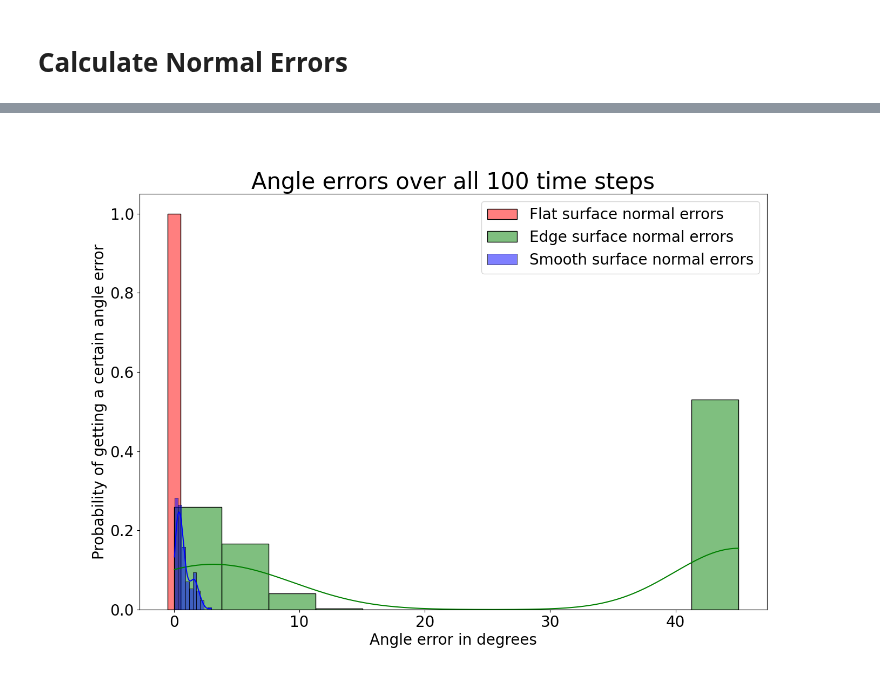
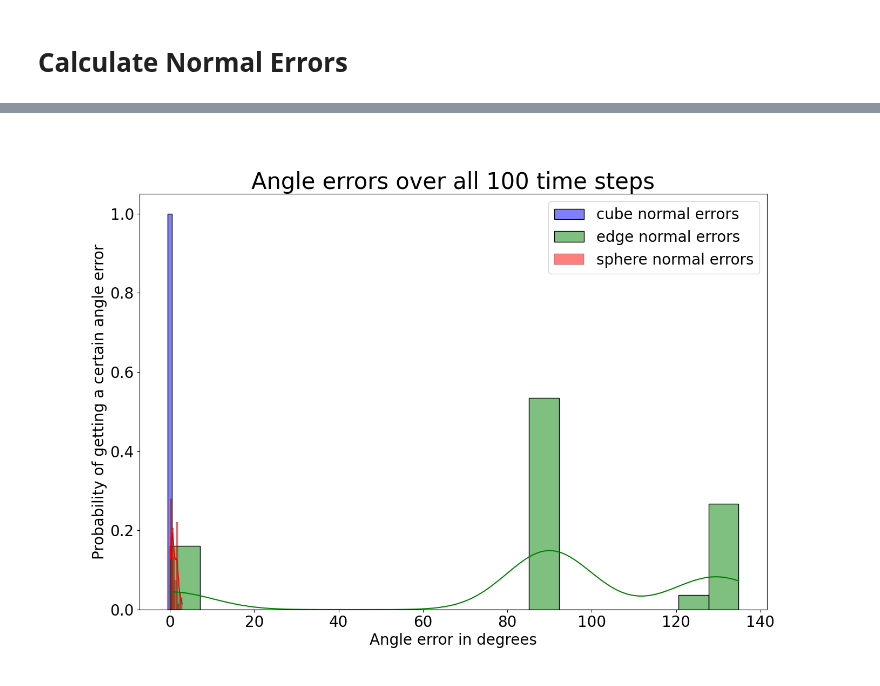
Before and after one commit to vmstavens/in-hand-pose-estimation, a Jupyter notebook: sr_tactile_perception/scripts/stats.ipynb, the cells around one changed output, grey strips where cells are left out. Cells and saved outputs as stored; diff of their text form; code cells hidden in the pictures.

```diff
--- a/sr_tactile_perception/scripts/stats.ipynb
+++ b/sr_tactile_perception/scripts/stats.ipynb
@@ -32,4 +32,10 @@ file_paths = FILE_PATHS_DATA
 dhs: List[DataHandler] = []
 
 for fp in file_paths:
+	print(file_paths)
+	if len(fp) == 0:
+		continue
 	dhs.append(DataHandler(fp))
+
+if all([fp == "" for fp in file_paths]):
+	raise ValueError("Yo I got no paths")
@@ -154,23 +165,31 @@ def get_normals(dh: DataHandler) -> List[Vector3]:
 			all_normals.extend(f.normals_vec)
 	return all_normals
 
-def get_angle_errors(all_normals: List[Vector3], ref: Union[Tuple[Vector3, Vector3, Vector3],Vector3], dh: DataHandler = dhs[2]) -> List[float]:
+def get_angle_errors(all_normals: List[Vector3], ref: Union[Tuple[Vector3, Vector3, Vector3],Vector3], dh: DataHandler) -> List[float]:
+	# print(dh.experiment_config.prop_name)
 
-	print(dh.experiment_config.prop)
-	if dh.experiment_config.prop == "cube":
+	if dh.experiment_config.prop_name == "cube":
 		return [ref.angle(n) for n in all_normals]
-	elif dh.experiment_config.prop == "edge":
+
+	elif dh.experiment_config.prop_name == "edge":
+		i = 0
 		for n in all_normals:
-			print([ref[0].angle(n), ref[1].angle(n), ref[2].angle(n)])
+			if abs(n.angle(Vector3(1.0,1.0,1.0))) > 45:
+				i += 1
+				print(i)
+			if min([ref[0].angle(n), ref[1].angle(n), ref[2].angle(n)]) > 20:
+				print(f"{ref[0]=}, {ref[1]=}, {ref[2]=}, {n=}", [ref[0].angle(n), ref[1].angle(n), ref[2].angle(n)])
 		return [min([ref[0].angle(n), ref[1].angle(n), ref[2].angle(n)]) for n in all_normals]
-	elif dh.experiment_config.prop == "sphere":
+
+	elif dh.experiment_config.prop_name == "sphere":
 		all_sphere_normals_errors: List[float] = []
 		for t in range(dhs[2].experiment_config.num_of_dp):
 			sphere_ts: DataHandler.TimeState = dhs[2].time_states[t]
 			for f in sphere_ts.fingers:
 				for i, cp in enumerate(f.contact_points_vec):
-					ref: Vector3 = cp.sub(SPHERE_CENTER)
-					n: Vector3 = f.normals_vec[i].mul(-1.0)
+					ref: Vector3 = cp.sub(SPHERE_CENTER).mul(-1.0)
+					n: Vector3 = f.normals_vec[i]
+					# n: Vector3 = f.normals_vec[i].mul(-1.0)
 					e = ref.angle(n)
 					all_sphere_normals_errors.append(e)
 		return all_sphere_normals_errors
@@ -178,31 +197,47 @@ def get_angle_errors(all_normals: List[Vector3], ref: Union[Tuple[Vector3, Vecto
 		print("[ERROR] get_normals did not get a valid prop name, valid prop names include: cube, edge and sphere.")
 		return []
 
-all_flat_normals: List[Vector3] = get_normals(dhs[0])
-all_edge_normals: List[Vector3] = get_normals(dhs[1])
-all_sphere_normals: List[Vector3] = get_normals(dhs[2])
+def plot_errors(dh: DataHandler, ax):
 
-all_flat_normals_errors = get_angle_errors(all_flat_normals,FLAT_REF_VEC, dhs[0])
-all_edge_normals_errors = get_angle_errors(all_edge_normals,EDGE_REF_VEC, dhs[1])
-all_sphere_normals_errors = get_angle_errors(all_flat_normals,SPHERE_CENTER,dhs[2])
+	plt.title(f"Angle errors over all {dh.experiment_config.num_of_dp} time steps", fontsize=30)
+
+	prop_name = dh.experiment_config.prop_name
+	color = 0
+	normals = get_normals(dh)
+	ref = Vector3(1.0, 1.0, 1.0)
+	errors = []
+	if prop_name == "cube":
+		ref = FLAT_REF_VEC
+		errors = get_angle_errors(normals, ref, dh)
+	elif prop_name == "edge":
+		ref = EDGE_REF_VEC
+		errors = get_angle_errors(normals, ref, dh)
+		color = 1
+	elif prop_name == "sphere":
+		ref = SPHERE_REF_VEC
+		errors = get_angle_errors(normals, ref, dh)
+		color = 2
+	else:
+		return
+
+	colors=["b","g","r"]
+
+	df = pd.DataFrame({f"all_{dh.experiment_config.prop_name}_errors": errors})
+	if prop_name == "cube":
+		sns.histplot(data=df, ax=ax, stat="probability", label=f"{dh.experiment_config.prop_name} normal errors", palette=[colors[color]])
+	else:
+		sns.histplot(data=df, ax=ax, stat="probability", label=f"{dh.experiment_config.prop_name} normal errors", palette=[colors[color]] ,kde=True)
+	ax.tick_params(axis='both', which='major', labelsize=20)
+	ax.set_xlabel("Angle error in degrees", fontsize=20)
+	ax.set_ylabel("Probability of getting a certain angle error", fontsize=20)
+	plt.legend(fontsize=20)
 
 fig_his, ax_his = plt.subplots()
-plt.title(f"Angle errors over all {dhs[0].experiment_config.num_of_dp} time steps",fontsize=30)
 fig_his.set_figheight(10)
 fig_his.set_figwidth(15)
 
-df1 = pd.DataFrame({"all_flat_normals_errors":   all_flat_normals_errors})
-df2 = pd.DataFrame({"all_edge_normals_errors":   all_edge_normals_errors})
-df3 = pd.DataFrame({"all_sphere_normals_errors": all_sphere_normals_errors})
-
-sns.histplot(data=df1, ax=ax_his, stat="probability", label="Flat surface normal errors", palette=["red"])
-sns.histplot(data=df2, ax=ax_his, stat="probability", label="Edge surface normal errors", palette=["green"], kde=True)
-sns.histplot(data=df3, ax=ax_his, stat="probability", label="Smooth surface normal errors", palette=["blue"], kde=True)
-
-ax_his.tick_params(axis='both', which='major', labelsize=20)
-ax_his.set_xlabel("Angle error in degrees", fontsize=20)
-ax_his.set_ylabel("Probability of getting a certain angle error", fontsize=20)
-plt.legend(fontsize=20)
+for dh in dhs:
+	plot_errors(dh,ax_his)
 plt.savefig("fig/sr_tactile_perception_angle_errors.png")
 
 # pull the gnc-and-adapt-master and run from github
@@ -211,4 +246,6 @@ plt.savefig("fig/sr_tactile_perception_angle_errors.png")
 	# external sources
 	# linear problem - reverse engineer
 	# FPFH
+
+# FIX REFERENCES
 # %% [output]
@@ -232 +269 @@ sphere
-[figure, old version]
+[figure, new version]
```
Also changed, not shown: parts of 2 cells of this notebook, 10 other files.
